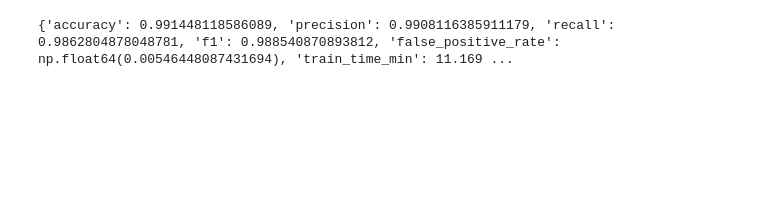
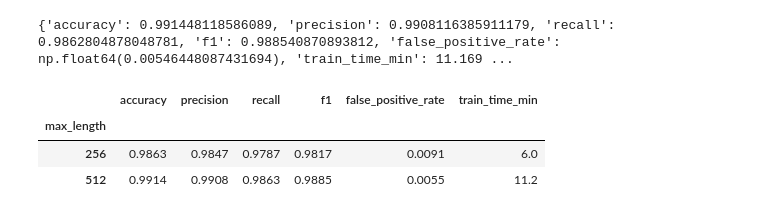
Before and after one commit to CristianoMSilva/DistilBERT-FL-Playground, a Jupyter notebook: 03_baseline_training.ipynb, the cells around one changed output. Saved outputs shown, nothing was run; the diff lists cells and outputs as text; code cells hidden in the pictures; blank space fills up the shorter version.

Commit message:
Add 256 vs 512 comparison

```diff
--- a/03_baseline_training.ipynb
+++ b/03_baseline_training.ipynb
@@ -279,3 +279,23 @@ Notes:
 | 3 | 0.007746 | 0.039785 | 0.992584 | 0.990826 | 0.989313 | 0.990069 |
 [interactive output not drawn]
 {'accuracy': 0.991448118586089, 'precision': 0.9908116385911179, 'recall': 0.9862804878048781, 'f1': 0.988540870893812, 'false_positive_rate': np.float64(0.00546448087431694), 'train_time_min': 11.169 ...
+# %%
+import pandas as pd
+
+# Test results copied from the outputs of cells 9 and 10 (runtime disconnected after cell 10)
+results = {
+    256: {"accuracy": 0.9863, "precision": 0.9847, "recall": 0.9787, "f1": 0.9817,
+          "false_positive_rate": 0.0091, "train_time_min": 6.0},
+    512: {"accuracy": 0.9914, "precision": 0.9908, "recall": 0.9863, "f1": 0.9885,
+          "false_positive_rate": 0.0055, "train_time_min": 11.2},
+}
+
+# Comparison table: one row per max_length
+table = pd.DataFrame(results).T
+table.index.name = "max_length"
+table
+# %% [output]
+|  | accuracy | precision | recall | f1 | false_positive_rate | train_time_min |
+| max_length |  |  |  |  |  |  |
+| 256 | 0.9863 | 0.9847 | 0.9787 | 0.9817 | 0.0091 | 6.0 |
+| 512 | 0.9914 | 0.9908 | 0.9863 | 0.9885 | 0.0055 | 11.2 |
```
